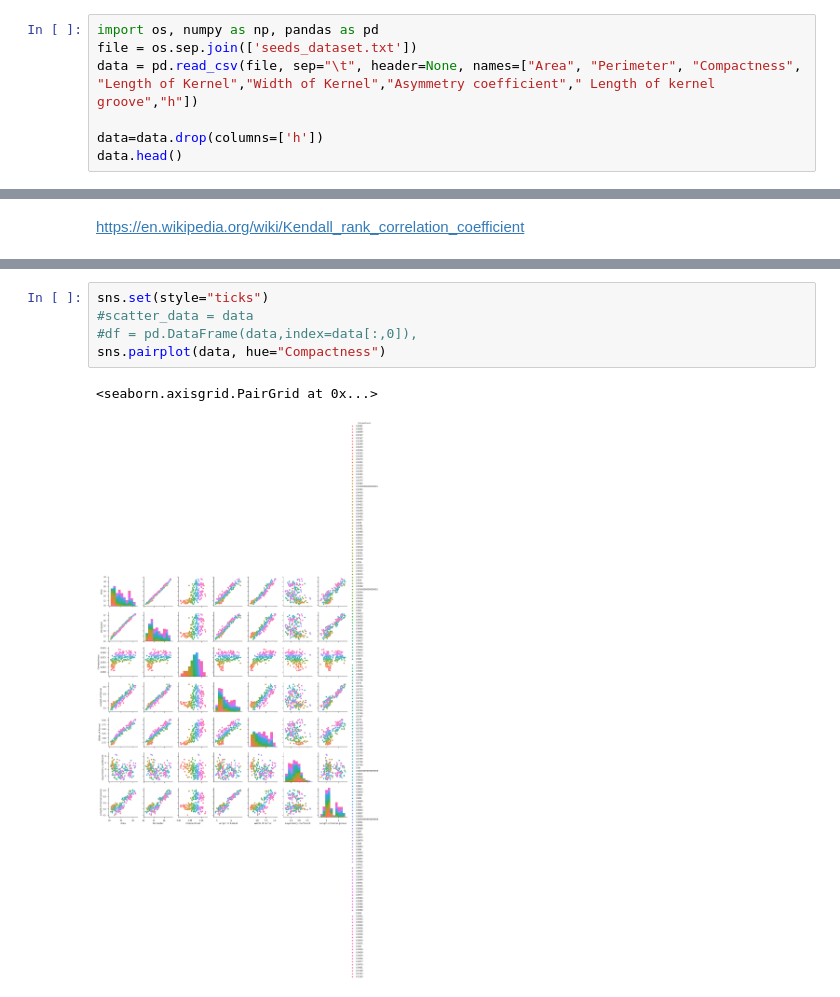
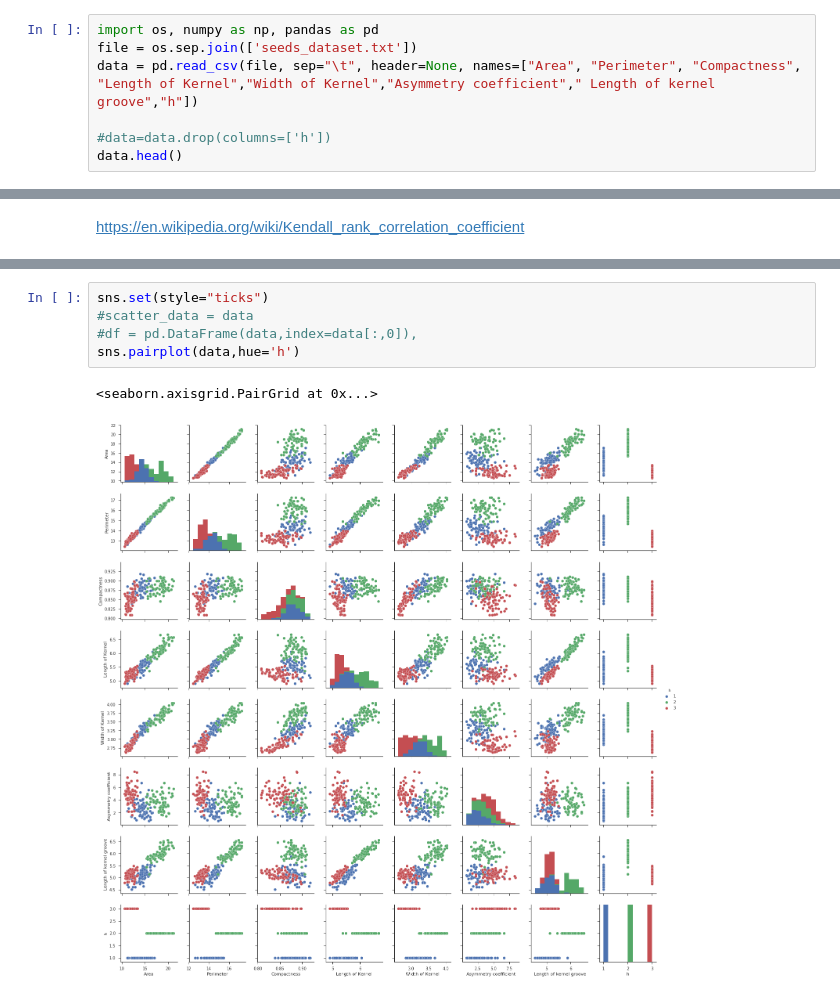
Before and after one commit to soaresdominic/ClusterAnalysis, a Jupyter notebook: DataViz.ipynb, the cells around one changed output, grey strips where cells are left out. Cells and saved outputs as stored; diff of their text form.

Commit message:
pairplot updated with correct hue

```diff
--- a/DataViz.ipynb
+++ b/DataViz.ipynb
@@ -6,7 +6,7 @@ import os, numpy as np, pandas as pd
 file = os.sep.join(['seeds_dataset.txt'])
 data = pd.read_csv(file, sep="\t", header=None, names=["Area", "Perimeter", "Compactness", "Length of Kernel","Width of Kernel","Asymmetry coefficient"," Length of kernel groove","h"])
 
-data=data.drop(columns=['h'])
+#data=data.drop(columns=['h'])
 data.head()
 # %% [output]
 |  | Area | Perimeter | Compactness | Length of Kernel | Width of Kernel | Asymmetry coefficient | ... |
@@ -93,11 +94,11 @@ sns.boxplot(data=databp);   ####EDA
 # %%
 sns.set(style="ticks")
 #scatter_data = data
 #df = pd.DataFrame(data,index=data[:,0]),
-sns.pairplot(data, hue="Compactness")
+sns.pairplot(data,hue='h')
 # %% [output]
 <seaborn.axisgrid.PairGrid at 0x...>
-[figure, old version]
+[figure, new version]
 # %%
 import sklearn
 from sklearn.cluster import KMeans
```
Also changed, not shown: parts of 6 cells of this notebook, 6 other files.
